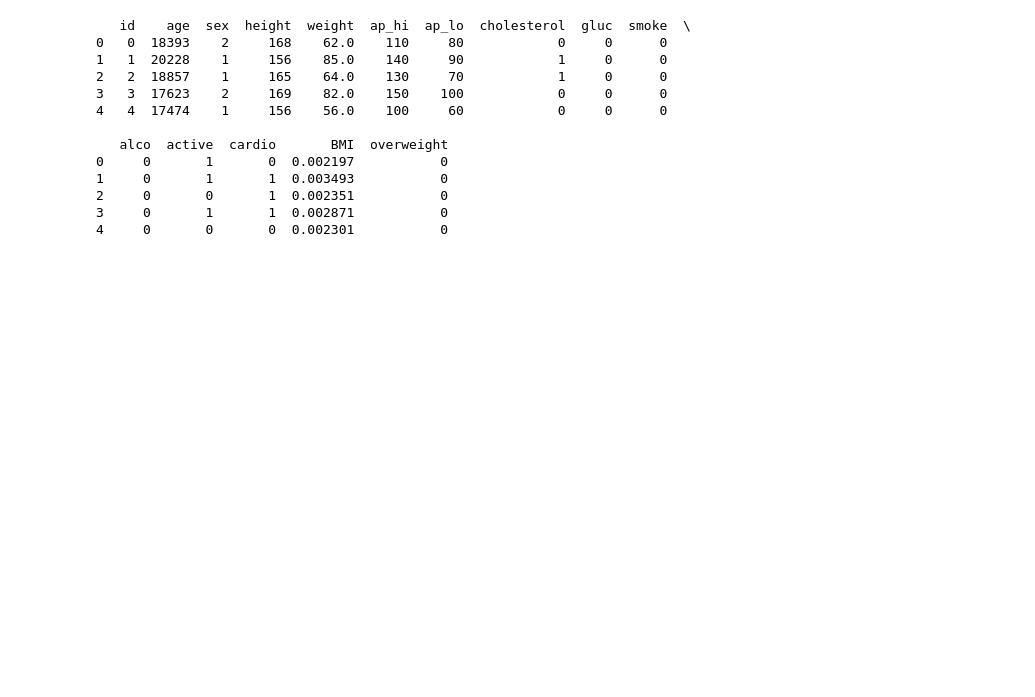
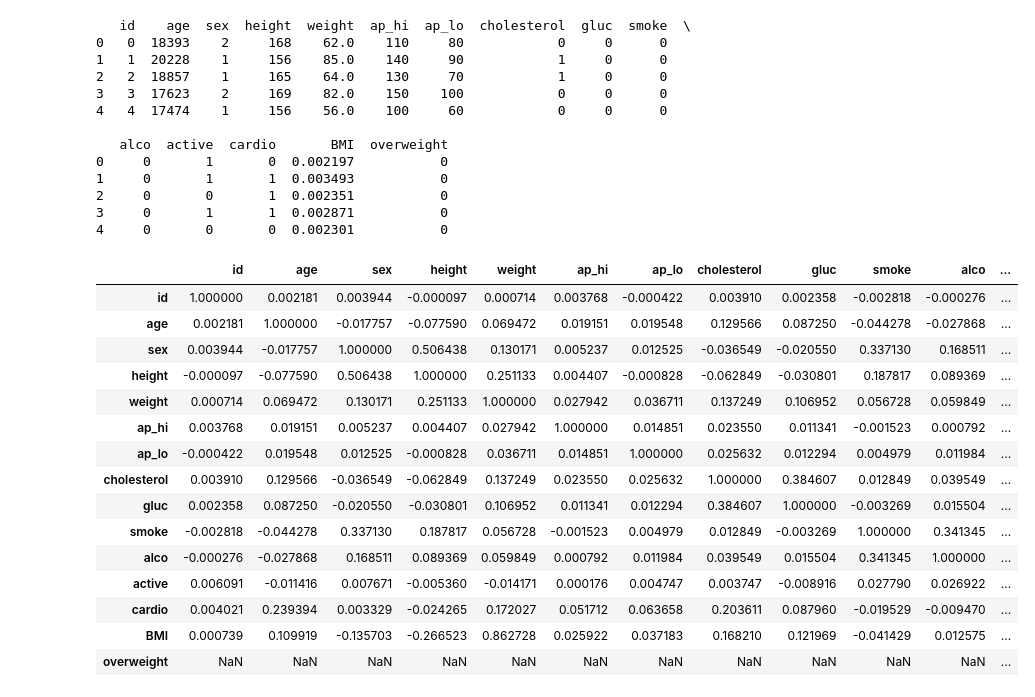
Before and after one commit to AlisonCG1/Freecodecamp_certificate, a Jupyter notebook: Certificate_Freecodecamp.ipynb, the cells around one changed output. Saved outputs shown, nothing was run; the diff lists cells and outputs as text; code cells hidden in the pictures; blank space fills up the shorter version.

```diff
--- a/Certificate_Freecodecamp.ipynb
+++ b/Certificate_Freecodecamp.ipynb
@@ -337,0 +341,21 @@ print(df_filtered.head())
+# %%
+#Calculate the correlation matrix and store it in the corr variable
+corr = df_filtered.corr()
+corr
+# %% [output]
+|  | id | age | sex | height | weight | ap_hi | ap_lo | cholesterol | gluc | smoke | alco | ... |
+| id | 1.000000 | 0.002181 | 0.003944 | -0.000097 | 0.000714 | 0.003768 | -0.000422 | 0.003910 | 0.002358 | -0.002818 | -0.000276 | ... |
+| age | 0.002181 | 1.000000 | -0.017757 | -0.077590 | 0.069472 | 0.019151 | 0.019548 | 0.129566 | 0.087250 | -0.044278 | -0.027868 | ... |
+| sex | 0.003944 | -0.017757 | 1.000000 | 0.506438 | 0.130171 | 0.005237 | 0.012525 | -0.036549 | -0.020550 | 0.337130 | 0.168511 | ... |
+| height | -0.000097 | -0.077590 | 0.506438 | 1.000000 | 0.251133 | 0.004407 | -0.000828 | -0.062849 | -0.030801 | 0.187817 | 0.089369 | ... |
+| weight | 0.000714 | 0.069472 | 0.130171 | 0.251133 | 1.000000 | 0.027942 | 0.036711 | 0.137249 | 0.106952 | 0.056728 | 0.059849 | ... |
+| ap_hi | 0.003768 | 0.019151 | 0.005237 | 0.004407 | 0.027942 | 1.000000 | 0.014851 | 0.023550 | 0.011341 | -0.001523 | 0.000792 | ... |
+| ap_lo | -0.000422 | 0.019548 | 0.012525 | -0.000828 | 0.036711 | 0.014851 | 1.000000 | 0.025632 | 0.012294 | 0.004979 | 0.011984 | ... |
+| cholesterol | 0.003910 | 0.129566 | -0.036549 | -0.062849 | 0.137249 | 0.023550 | 0.025632 | 1.000000 | 0.384607 | 0.012849 | 0.039549 | ... |
+| gluc | 0.002358 | 0.087250 | -0.020550 | -0.030801 | 0.106952 | 0.011341 | 0.012294 | 0.384607 | 1.000000 | -0.003269 | 0.015504 | ... |
+| smoke | -0.002818 | -0.044278 | 0.337130 | 0.187817 | 0.056728 | -0.001523 | 0.004979 | 0.012849 | -0.003269 | 1.000000 | 0.341345 | ... |
+| alco | -0.000276 | -0.027868 | 0.168511 | 0.089369 | 0.059849 | 0.000792 | 0.011984 | 0.039549 | 0.015504 | 0.341345 | 1.000000 | ... |
+| active | 0.006091 | -0.011416 | 0.007671 | -0.005360 | -0.014171 | 0.000176 | 0.004747 | 0.003747 | -0.008916 | 0.027790 | 0.026922 | ... |
+| cardio | 0.004021 | 0.239394 | 0.003329 | -0.024265 | 0.172027 | 0.051712 | 0.063658 | 0.203611 | 0.087960 | -0.019529 | -0.009470 | ... |
+| BMI | 0.000739 | 0.109919 | -0.135703 | -0.266523 | 0.862728 | 0.025922 | 0.037183 | 0.168210 | 0.121969 | -0.041429 | 0.012575 | ... |
+| overweight | NaN | NaN | NaN | NaN | NaN | NaN | NaN | NaN | NaN | NaN | NaN | ... |
```
Also changed, not shown: parts of 6 cells of this notebook.
